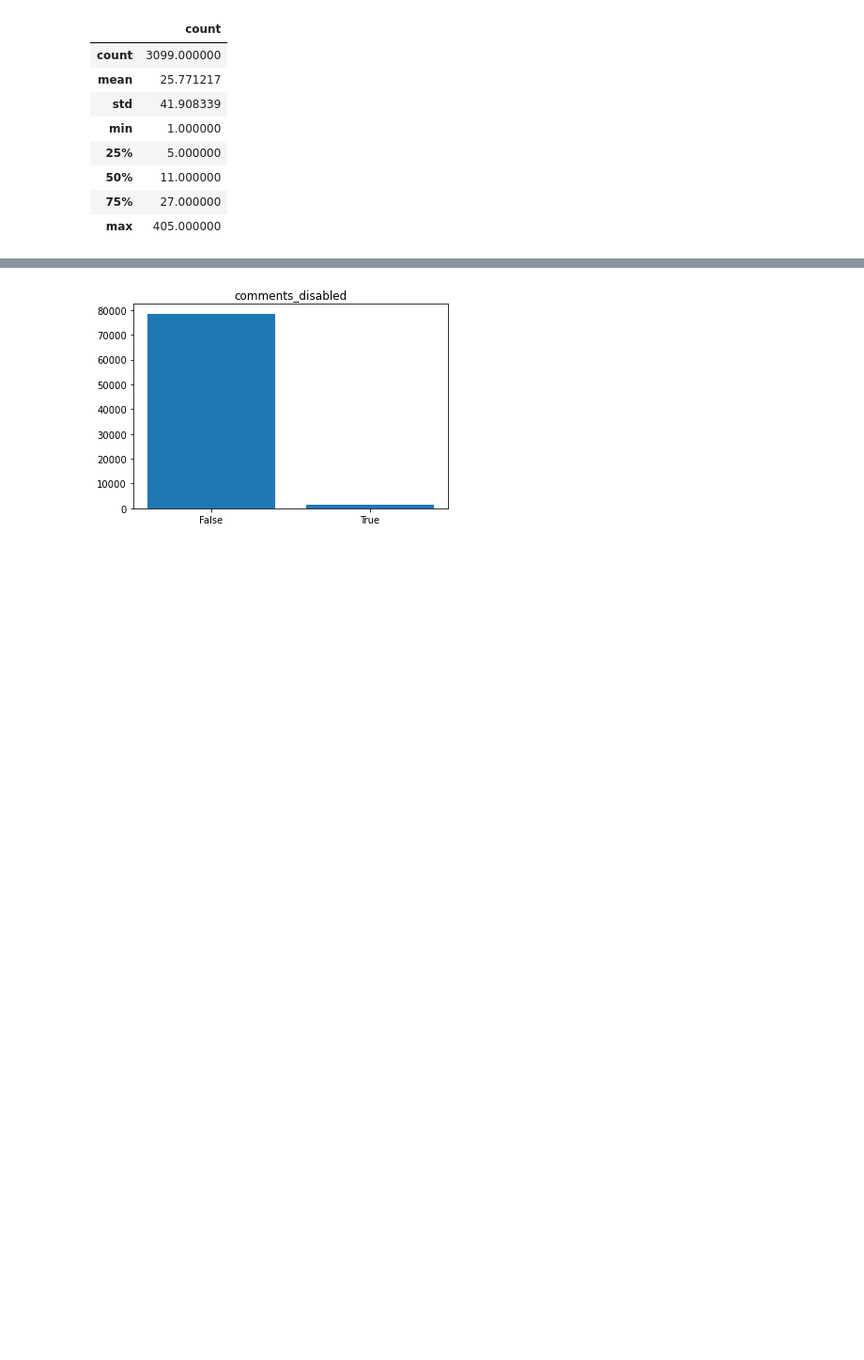
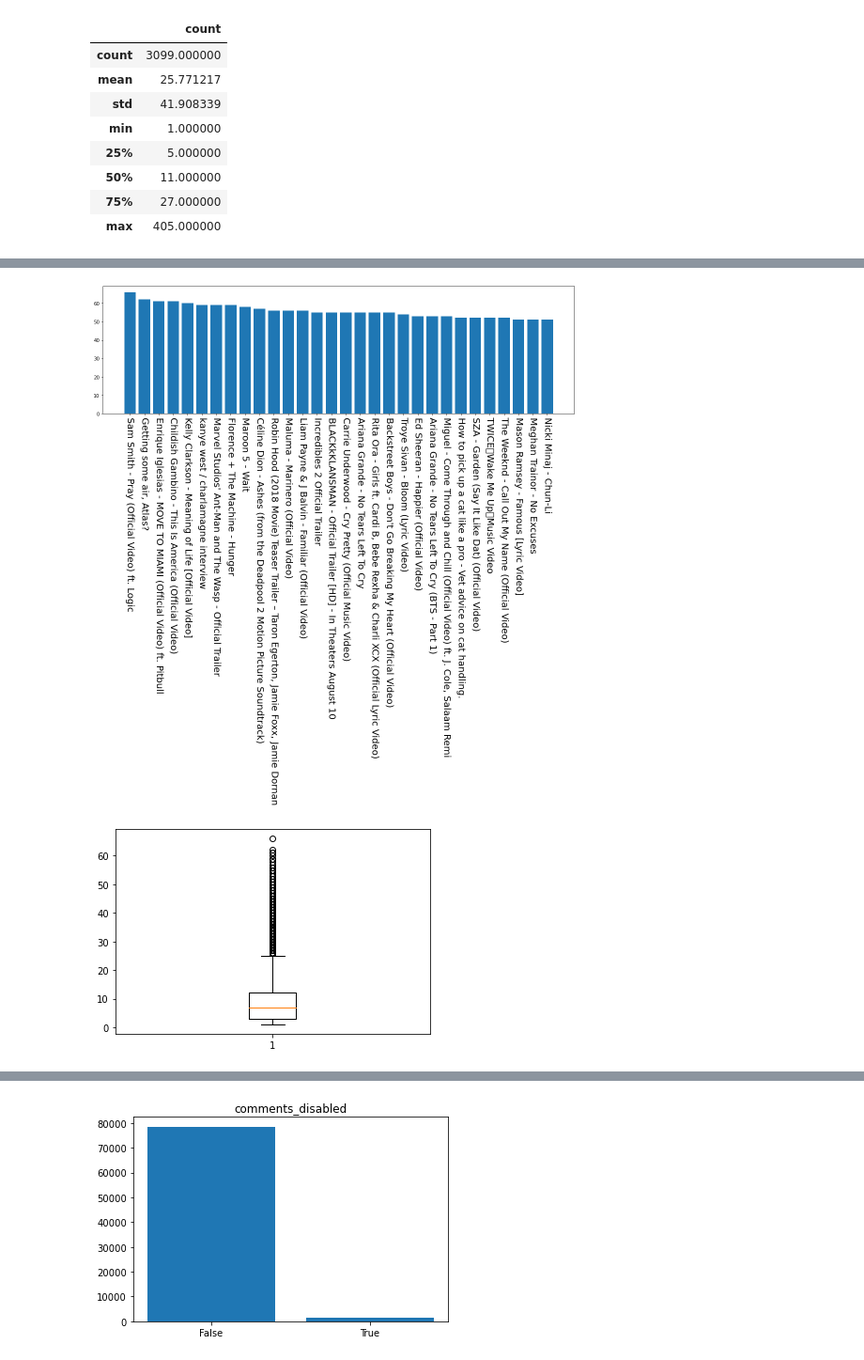
Before and after one commit to DominikKossinski/PED, a Jupyter notebook: ped.ipynb, the cells around one changed output, grey strips where cells are left out. Shown at 94% size. Drawn from its saved outputs; the diff is of its cells as text; code cells hidden in the pictures; blank space fills up the shorter version.

```diff
--- a/ped.ipynb
+++ b/ped.ipynb
@@ -138,0 +248,11 @@ plt.show()
+# %%
+plt.subplots(figsize=(18,5))
+plt.bar(title_counts.head(30)["title"], title_counts.head(30)["count"])
+plt.xticks(rotation=270, fontsize=20)
+plt.show()
+
+plt.boxplot(title_counts["count"])
+plt.show()
+# %% [output]
+[figure, added]
+[figure, added]
```
Also changed, not shown: parts of 53 cells of this notebook, 2 other files.
